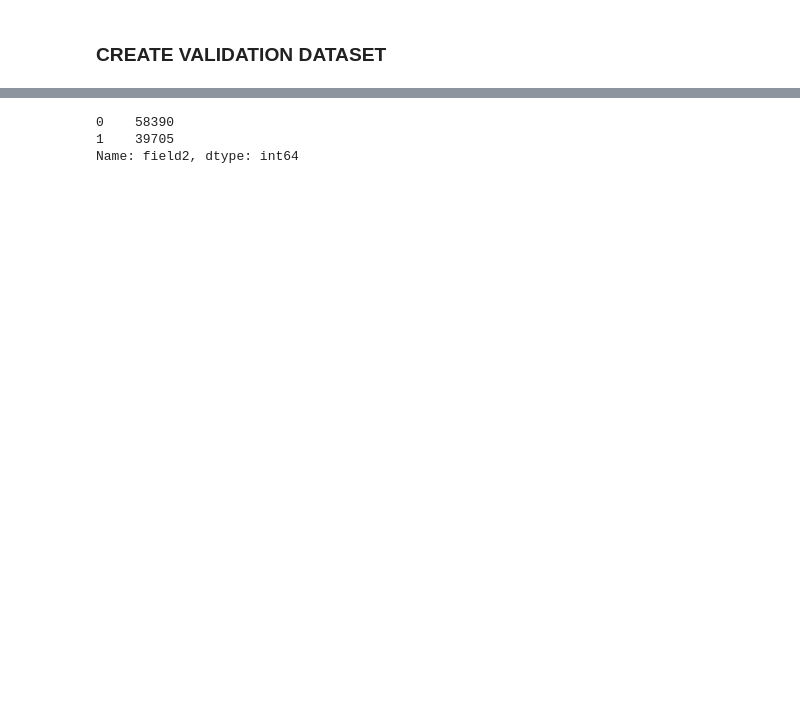
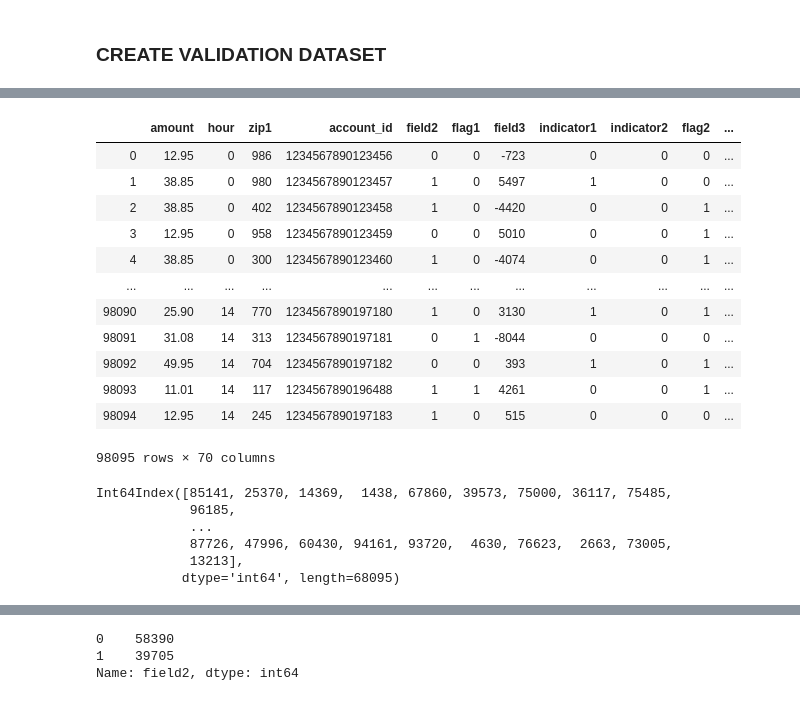
Before and after one commit to isaac-campbell-smith/BernoulliTrials_and_Tribulations, a Jupyter notebook: EDA.ipynb, the cells around one changed output, grey strips where cells are left out. Cells and saved outputs as stored; diff of their text form; code cells hidden in the pictures; blank space fills up the shorter version.

```diff
--- a/EDA.ipynb
+++ b/EDA.ipynb
@@ -261,0 +269,11 @@ Name: flag3, Length: 95903, dtype: int64
+# %%
+def create_dummy_df(df, features):
+    for feature in features:
+        dummies = pd.get_dummies(df[feature], prefix=feature)
+        df = df.drop(columns=feature).join(dummies.iloc[:,:-1])
+    return df
+# %%
+dummy_df = create_dummy_df(df, ['field1','field4', 'flag5'])
+# %%
+field3 = df.field3.map(lambda n: .000001 if n==0 else n)
+dummy_df['field3'] = np.log(field3)
@@ -298,0 +290,16 @@ test_df.describe()
+# %%
+dummy_df
+# %% [output]
+|  | amount | hour | zip1 | account_id | field2 | flag1 | field3 | indicator1 | indicator2 | flag2 | ... |
+| 0 | 12.95 | 0 | 986 | 1234567890123456 | 0 | 0 | -723 | 0 | 0 | 0 | ... |
+| 1 | 38.85 | 0 | 980 | 1234567890123457 | 1 | 0 | 5497 | 1 | 0 | 0 | ... |
+| 2 | 38.85 | 0 | 402 | 1234567890123458 | 1 | 0 | -4420 | 0 | 0 | 1 | ... |
+| 3 | 12.95 | 0 | 958 | 1234567890123459 | 0 | 0 | 5010 | 0 | 0 | 1 | ... |
+| 4 | 38.85 | 0 | 300 | 1234567890123460 | 1 | 0 | -4074 | 0 | 0 | 1 | ... |
+| ... | ... | ... | ... | ... | ... | ... | ... | ... | ... | ... | ... |
+| 98090 | 25.90 | 14 | 770 | 1234567890197180 | 1 | 0 | 3130 | 1 | 0 | 1 | ... |
+| 98091 | 31.08 | 14 | 313 | 1234567890197181 | 0 | 1 | -8044 | 0 | 0 | 0 | ... |
+| 98092 | 49.95 | 14 | 704 | 1234567890197182 | 0 | 0 | 393 | 1 | 0 | 1 | ... |
+| 98093 | 11.01 | 14 | 117 | 1234567890196488 | 1 | 1 | 4261 | 0 | 0 | 1 | ... |
+| 98094 | 12.95 | 14 | 245 | 1234567890197183 | 1 | 0 | 515 | 0 | 0 | 0 | ... |
+98095 rows × 70 columns
@@ -298,0 +308,9 @@ test_df.describe()
+# %%
+train_idx.index
+# %% [output]
+Int64Index([85141, 25370, 14369,  1438, 67860, 39573, 75000, 36117, 75485,
+            96185,
+            ...
+            87726, 47996, 60430, 94161, 93720,  4630, 76623,  2663, 73005,
+            13213],
+           dtype='int64', length=68095)
```
Also changed, not shown: parts of 23 cells of this notebook, 1 other file.
